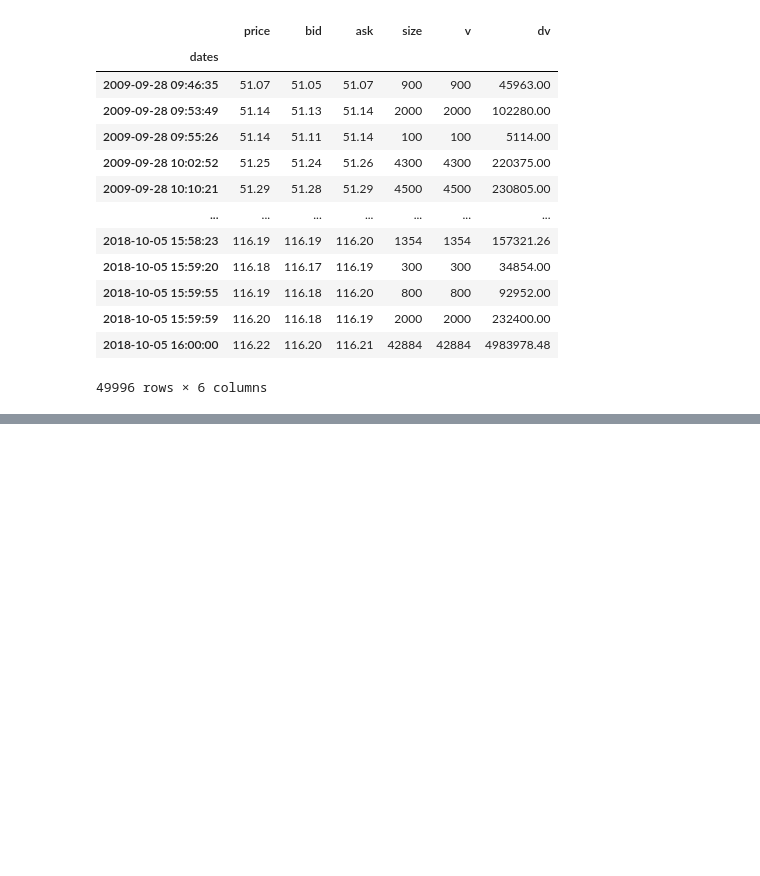
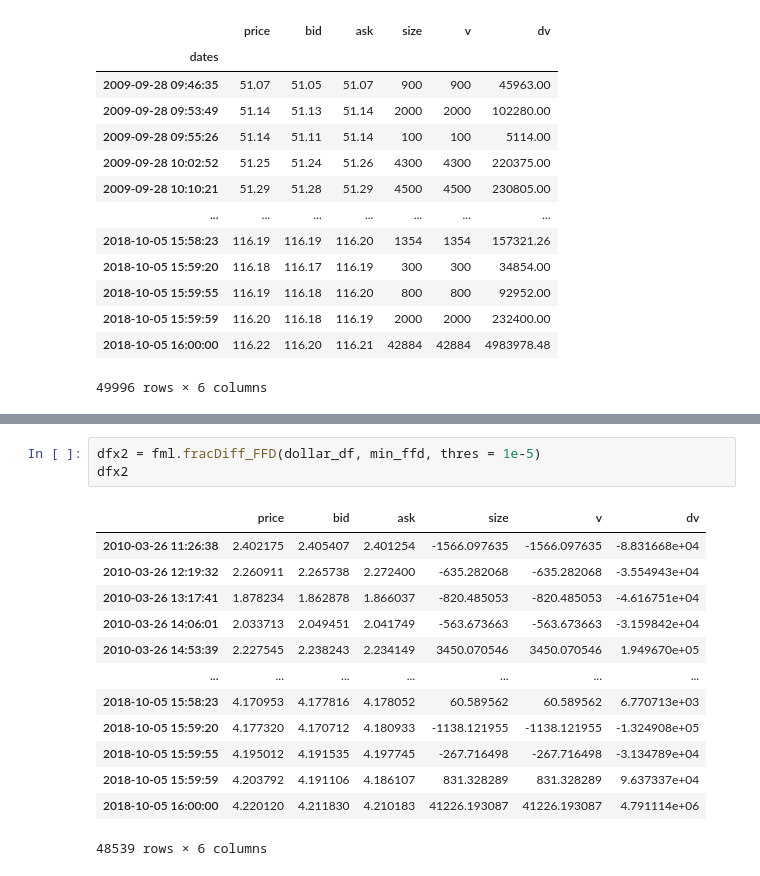
Before and after one commit to Tommylee1013/Advances-in-Financial-Machine-Learning, a Jupyter notebook: Chapter 7.ipynb, the cells around one changed output, grey strips where cells are left out. Cells and saved outputs as stored; diff of their text form; blank space fills up the shorter version.

```diff
--- a/Chapter 7.ipynb
+++ b/Chapter 7.ipynb
@@ -151,0 +212,17 @@ ValueError: Label Through Dates must be a pd.Series
+# %%
+dfx2 = fml.fracDiff_FFD(dollar_df, min_ffd, thres = 1e-5)
+dfx2
+# %% [output]
+|  | price | bid | ask | size | v | dv |
+| 2010-03-26 11:26:38 | 2.402175 | 2.405407 | 2.401254 | -1566.097635 | -1566.097635 | -8.831668e+04 |
+| 2010-03-26 12:19:32 | 2.260911 | 2.265738 | 2.272400 | -635.282068 | -635.282068 | -3.554943e+04 |
+| 2010-03-26 13:17:41 | 1.878234 | 1.862878 | 1.866037 | -820.485053 | -820.485053 | -4.616751e+04 |
+| 2010-03-26 14:06:01 | 2.033713 | 2.049451 | 2.041749 | -563.673663 | -563.673663 | -3.159842e+04 |
+| 2010-03-26 14:53:39 | 2.227545 | 2.238243 | 2.234149 | 3450.070546 | 3450.070546 | 1.949670e+05 |
+| ... | ... | ... | ... | ... | ... | ... |
+| 2018-10-05 15:58:23 | 4.170953 | 4.177816 | 4.178052 | 60.589562 | 60.589562 | 6.770713e+03 |
+| 2018-10-05 15:59:20 | 4.177320 | 4.170712 | 4.180933 | -1138.121955 | -1138.121955 | -1.324908e+05 |
+| 2018-10-05 15:59:55 | 4.195012 | 4.191535 | 4.197745 | -267.716498 | -267.716498 | -3.134789e+04 |
+| 2018-10-05 15:59:59 | 4.203792 | 4.191106 | 4.186107 | 831.328289 | 831.328289 | 9.637337e+04 |
+| 2018-10-05 16:00:00 | 4.220120 | 4.211830 | 4.210183 | 41226.193087 | 41226.193087 | 4.791114e+06 |
+48539 rows × 6 columns
```
Also changed, not shown: parts of 16 cells of this notebook, 1 other file.
